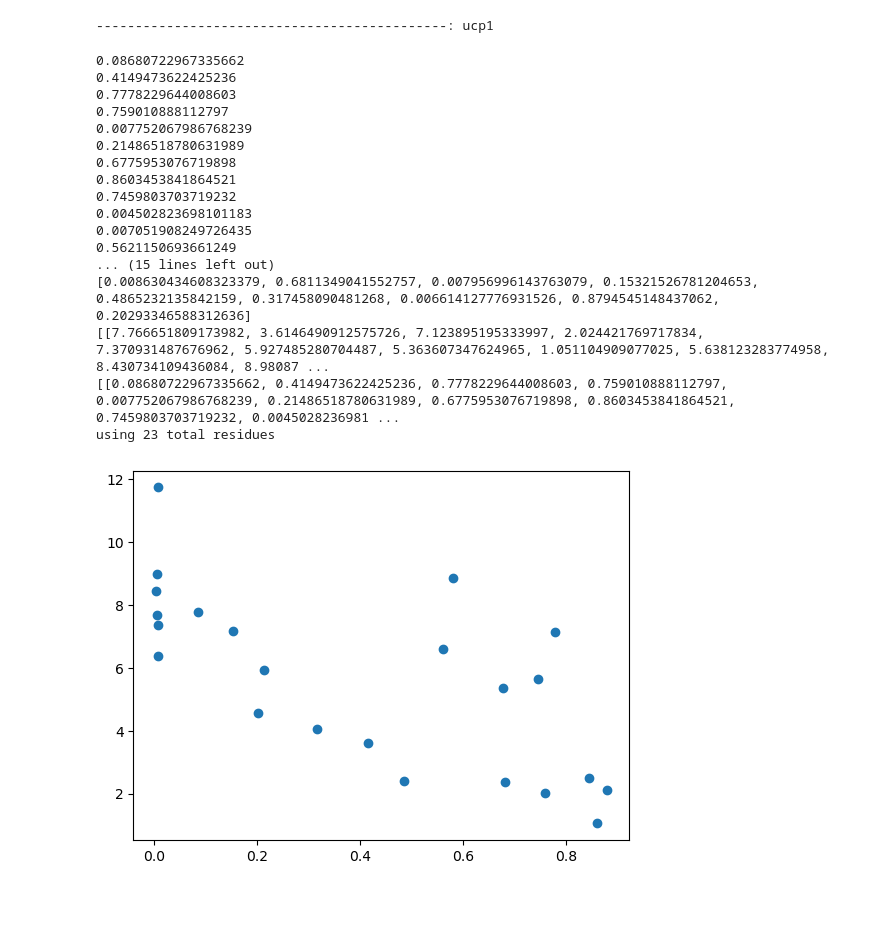
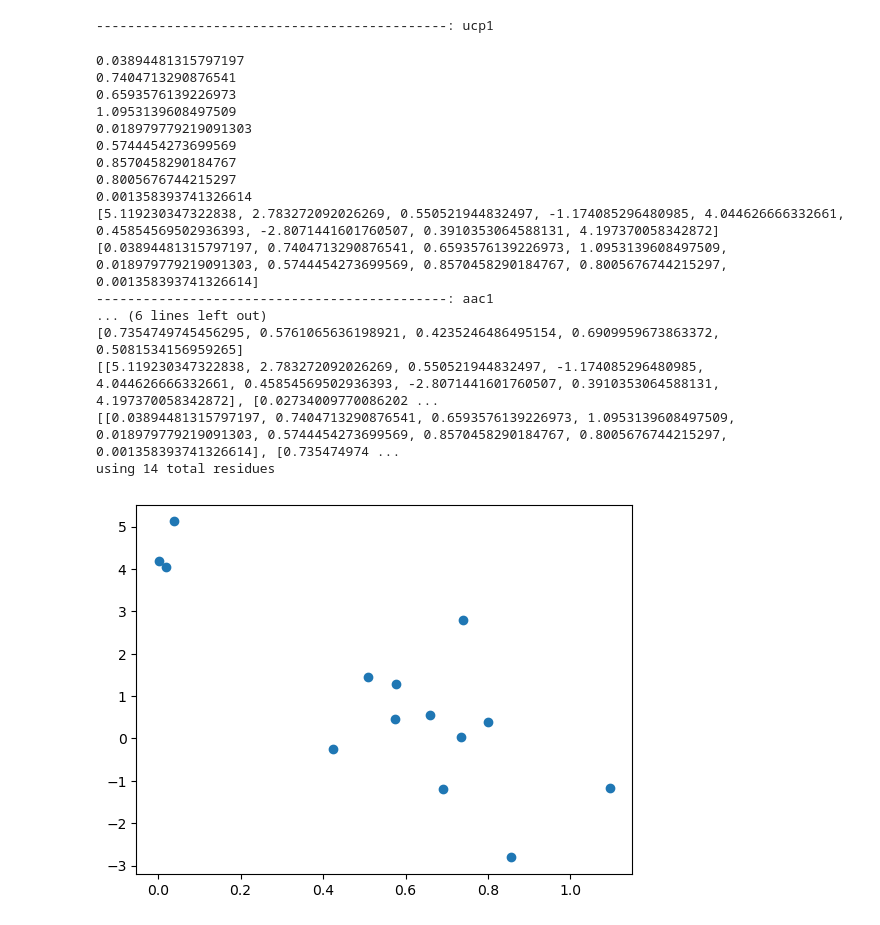
Before and after one commit to JonathanHB/threonine_rotamer_analysis, a Jupyter notebook: plot_rot_solv_sec_fixed_solvation.ipynb, the cells around one changed output. Saved outputs shown, nothing was run; the diff lists cells and outputs as text; code cells hidden in the pictures.

```diff
--- a/plot_rot_solv_sec_fixed_solvation.ipynb
+++ b/plot_rot_solv_sec_fixed_solvation.ipynb
@@ -227,30 +227,30 @@ def load_process(analysis_method, resn):
 
     return dG_all, hbond_t_frac_all, prot_all, resseq_all
 # %%
-resn = "thr"
+resn = "ser"
 dG_all, hbond_t_frac_all, prot_all, resseq_all = load_process(hist_fixed_class, resn)
 
 plt.scatter(hbond_t_frac_all, dG_all)
 print(f"using {len(dG_all)} total residues")
 # %% [output]
 ---------------------------------------------: ucp1
-0.08680722967335662
-0.4149473622425236
-0.7778229644008603
-0.759010888112797
-0.007752067986768239
-0.21486518780631989
-0.6775953076719898
-0.8603453841864521
-0.7459803703719232
-0.004502823698101183
-0.007051908249726435
-0.5621150693661249
-... (15 lines left out)
-[0.008630434608323379, 0.6811349041552757, 0.007956996143763079, 0.15321526781204653, 0.4865232135842159, 0.317458090481268, 0.006614127776931526, 0.8794545148437062, 0.20293346588312636]
-[[7.766651809173982, 3.6146490912575726, 7.123895195333997, 2.024421769717834, 7.370931487676962, 5.927485280704487, 5.363607347624965, 1.051104909077025, 5.638123283774958, 8.430734109436084, 8.98087 ...
-[[0.08680722967335662, 0.4149473622425236, 0.7778229644008603, 0.759010888112797, 0.007752067986768239, 0.21486518780631989, 0.6775953076719898, 0.8603453841864521, 0.7459803703719232, 0.0045028236981 ...
-using 23 total residues
+0.03894481315797197
+0.7404713290876541
+0.6593576139226973
+1.0953139608497509
+0.018979779219091303
+0.5744454273699569
+0.8570458290184767
+0.8005676744215297
+0.001358393741326614
+[5.119230347322838, 2.783272092026269, 0.550521944832497, -1.174085296480985, 4.044626666332661, 0.45854569502936393, -2.8071441601760507, 0.3910353064588131, 4.197370058342872]
+[0.03894481315797197, 0.7404713290876541, 0.6593576139226973, 1.0953139608497509, 0.018979779219091303, 0.5744454273699569, 0.8570458290184767, 0.8005676744215297, 0.001358393741326614]
+---------------------------------------------: aac1
+... (6 lines left out)
+[0.7354749745456295, 0.5761065636198921, 0.4235246486495154, 0.6909959673863372, 0.5081534156959265]
+[[5.119230347322838, 2.783272092026269, 0.550521944832497, -1.174085296480985, 4.044626666332661, 0.45854569502936393, -2.8071441601760507, 0.3910353064588131, 4.197370058342872], [0.02734009770086202 ...
+[[0.03894481315797197, 0.7404713290876541, 0.6593576139226973, 1.0953139608497509, 0.018979779219091303, 0.5744454273699569, 0.8570458290184767, 0.8005676744215297, 0.001358393741326614], [0.735474974 ...
+using 14 total residues
-[figure, old version]
+[figure, new version]
 # %%
 #plt.figure(figsize=(5,5), dpi=600)
```
Also changed, not shown: parts of 1 cell of this notebook, 4 other files.
